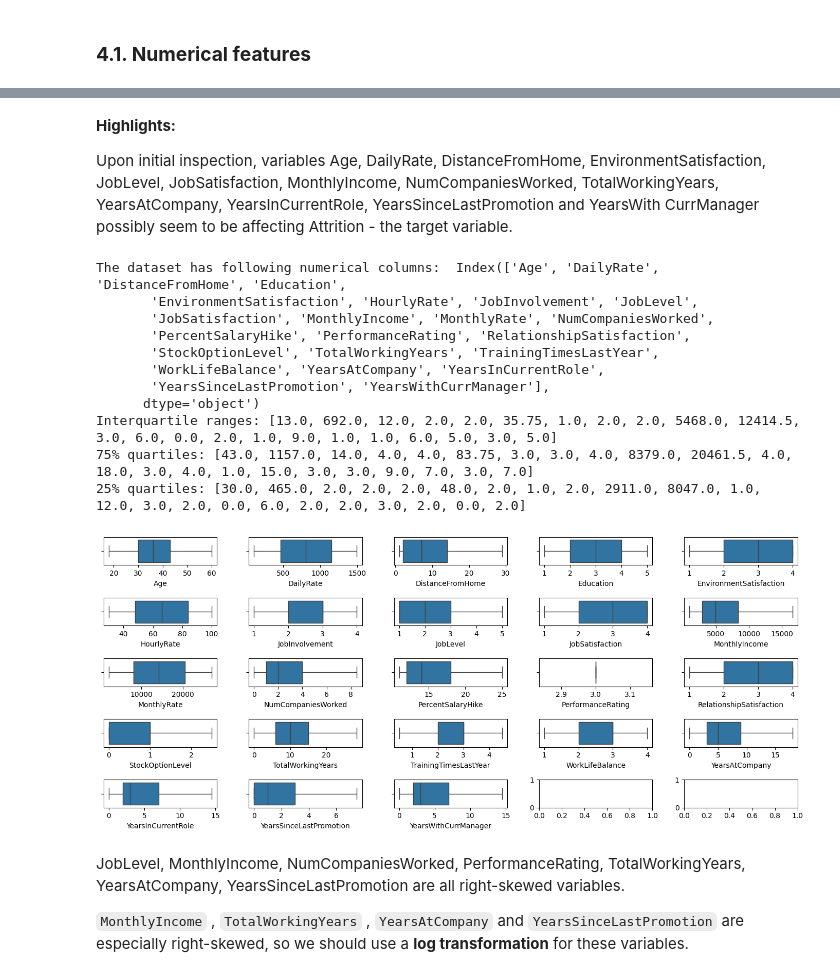
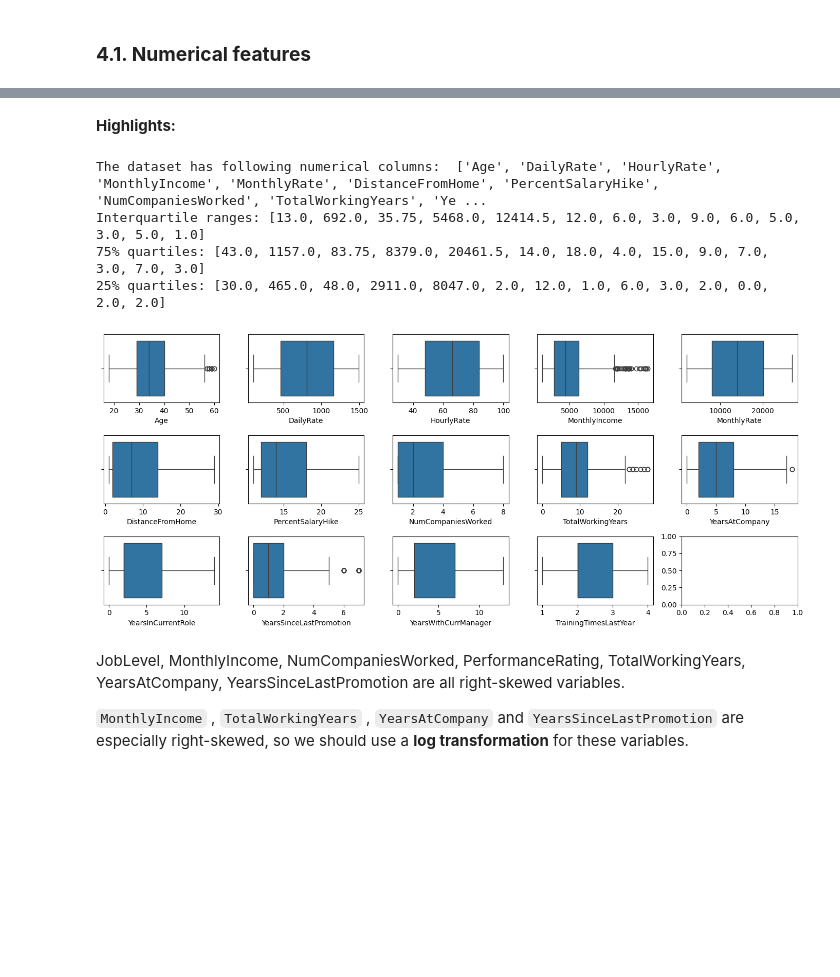
Before and after one commit to filipe-carmo/EDSB25_10, a Jupyter notebook: 2. Exploratory Data Analysis.ipynb, the cells around one changed output, grey strips where cells are left out. Saved outputs shown, nothing was run; the diff lists cells and outputs as text; code cells hidden in the pictures; blank space fills up the shorter version.

```diff
--- a/2. Exploratory Data Analysis.ipynb
+++ b/2. Exploratory Data Analysis.ipynb
@@ -555,55 +553,48 @@ for col in numerical_cols:
 # %% [markdown]
 **Highlights:**
-
-Upon initial inspection, variables Age, DailyRate, DistanceFromHome, EnvironmentSatisfaction, JobLevel, JobSatisfaction, MonthlyIncome, NumCompaniesWorked, TotalWorkingYears, YearsAtCompany, YearsInCurrentRole, YearsSinceLastPromotion and YearsWith CurrManager possibly seem to be affecting Attrition - the target variable.
 # %%
 #removing outliers based on boxplot analysis
-numeric_cols = HR_EDA.select_dtypes(include=['float64', 'int'])
+HR_EDA_outliers = HR_EDA.copy()
 #print(numeric_cols)
+numeric_cols = ['Age','DailyRate', 'HourlyRate', 'MonthlyIncome', 'MonthlyRate', 'DistanceFromHome','PercentSalaryHike', 'NumCompaniesWorked', 'TotalWorkingYears',
+                'YearsAtCompany','YearsInCurrentRole', 'YearsSinceLastPromotion','YearsWithCurrManager', 'TrainingTimesLastYear']
+
 
 # Calculate Q1, Q3, and IQR
-q1 = numeric_cols.quantile(0.25)
-q3 = numeric_cols.quantile(0.75)
+q1 = HR_EDA_outliers[numeric_cols].quantile(0.25)
+q3 = HR_EDA_outliers[numeric_cols].quantile(0.75)
 iqr = q3 - q1
 
-print("The dataset has following numerical columns: ", numerical_cols)
+print("The dataset has following numerical columns: ", numeric_cols)
 print("Interquartile ranges:", iqr.tolist())
 print("75% quartiles:", q3.tolist())
 print("25% quartiles:", q1.tolist())
 
 # Define lower and upper bounds
 lower_bound = q1 - 1.5 * iqr
 upper_bound = q3 + 1.5 * iqr
 
-# Replace outliers with bounds
-numeric_cols_clipped = numeric_cols.clip(lower=lower_bound, upper=upper_bound, axis=1)
 
-# Replace the original numeric columns in the dataset
-HR_EDA[numeric_cols.columns] = numeric_cols_clipped
+# Remove outliers
+for col in numeric_cols:
+    HR_EDA_outliers = HR_EDA_outliers[
+        (HR_EDA_outliers[col] >= lower_bound[col]) &
+        (HR_EDA_outliers[col] <= upper_bound[col])
+    ]
 
-# Descriptive statistics
-HR_EDA.describe()
-
-fig, axes = plt.subplots(5, 5, figsize=(14, 6)) # alterar aqui de acordo com o nº de variáveis numéricas
+fig, axes = plt.subplots(3, 5, figsize=(14, 6)) # alterar aqui de acordo com o nº de variáveis numéricas
 
 for ax, col in zip(axes.flatten(), numeric_cols):
-    sns.boxplot(ax=ax, data=HR_EDA, x=col)
+    sns.boxplot(ax=ax, data=HR_EDA_outliers, x=col)
 
 plt.tight_layout()
 plt.show()
 # %% [output]
-The dataset has following numerical columns:  Index(['Age', 'DailyRate', 'DistanceFromHome', 'Education',
-       'EnvironmentSatisfaction', 'HourlyRate', 'JobInvolvement', 'JobLevel',
-       'JobSatisfaction', 'MonthlyIncome', 'MonthlyRate', 'NumCompaniesWorked',
-       'PercentSalaryHike', 'PerformanceRating', 'RelationshipSatisfaction',
-       'StockOptionLevel', 'TotalWorkingYears', 'TrainingTimesLastYear',
-       'WorkLifeBalance', 'YearsAtCompany', 'YearsInCurrentRole',
-       'YearsSinceLastPromotion', 'YearsWithCurrManager'],
-      dtype='object')
-Interquartile ranges: [13.0, 692.0, 12.0, 2.0, 2.0, 35.75, 1.0, 2.0, 2.0, 5468.0, 12414.5, 3.0, 6.0, 0.0, 2.0, 1.0, 9.0, 1.0, 1.0, 6.0, 5.0, 3.0, 5.0]
-75% quartiles: [43.0, 1157.0, 14.0, 4.0, 4.0, 83.75, 3.0, 3.0, 4.0, 8379.0, 20461.5, 4.0, 18.0, 3.0, 4.0, 1.0, 15.0, 3.0, 3.0, 9.0, 7.0, 3.0, 7.0]
-25% quartiles: [30.0, 465.0, 2.0, 2.0, 2.0, 48.0, 2.0, 1.0, 2.0, 2911.0, 8047.0, 1.0, 12.0, 3.0, 2.0, 0.0, 6.0, 2.0, 2.0, 3.0, 2.0, 0.0, 2.0]
+The dataset has following numerical columns:  ['Age', 'DailyRate', 'HourlyRate', 'MonthlyIncome', 'MonthlyRate', 'DistanceFromHome', 'PercentSalaryHike', 'NumCompaniesWorked', 'TotalWorkingYears', 'Ye ...
+Interquartile ranges: [13.0, 692.0, 35.75, 5468.0, 12414.5, 12.0, 6.0, 3.0, 9.0, 6.0, 5.0, 3.0, 5.0, 1.0]
+75% quartiles: [43.0, 1157.0, 83.75, 8379.0, 20461.5, 14.0, 18.0, 4.0, 15.0, 9.0, 7.0, 3.0, 7.0, 3.0]
+25% quartiles: [30.0, 465.0, 48.0, 2911.0, 8047.0, 2.0, 12.0, 1.0, 6.0, 3.0, 2.0, 0.0, 2.0, 2.0]
-[figure, old version]
+[figure, new version]
 # %% [markdown]
 JobLevel, MonthlyIncome, NumCompaniesWorked, PerformanceRating, TotalWorkingYears, YearsAtCompany, YearsSinceLastPromotion are all right-skewed variables.
 
```
Also changed, not shown: parts of 11 cells of this notebook.
